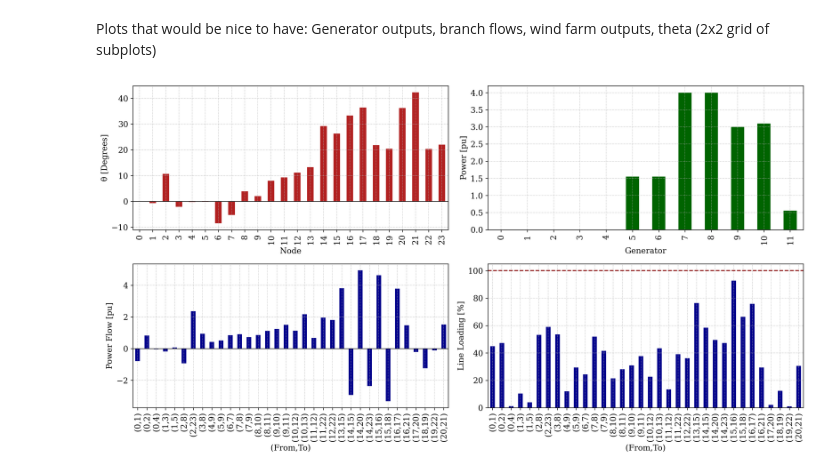
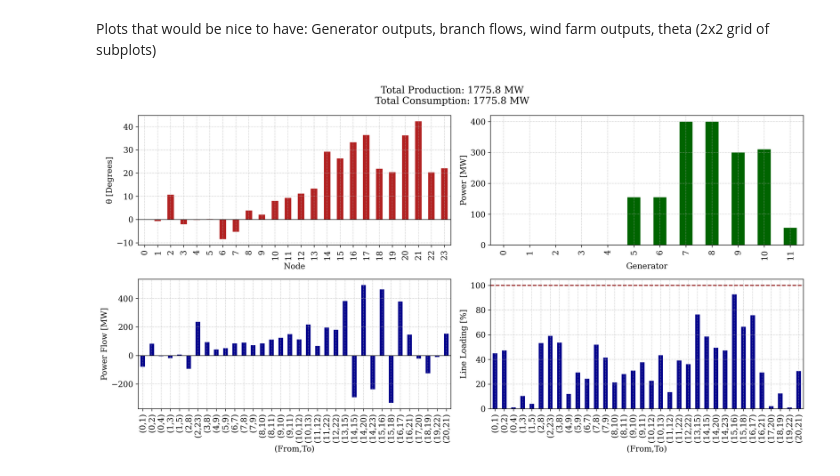
Before and after one commit to SorenBlattBendtsen/46750, a Jupyter notebook: A1_46750.ipynb, the cells around one changed output. Drawn from its saved outputs; the diff is of its cells as text; code cells hidden in the pictures.

Commit message:
updated plot

```diff
--- a/A1_46750.ipynb
+++ b/A1_46750.ipynb
@@ -228,36 +228,39 @@ fig, ax = plt.subplots(2,2,figsize=( 15 , 8 ) , dpi=300) # Create the figure
 
 results.get('theta')['theta_deg'].plot(kind='bar', ax=ax[0][0], color='firebrick')
 ax[0][0].set_ylabel('\u03B8 [Degrees]')
 ax[0][0].set_xlabel('Node')
 
-results.get('gen')['p_G'].plot(kind='bar', ax=ax[0][1], color='darkgreen')
-ax[0][1].set_ylabel('Power [pu]')
+(results.get('gen')['p_G'] * S_base_3ph).plot(kind='bar', ax=ax[0][1], color='darkgreen')
+ax[0][1].set_ylabel('Power [MW]')
 ax[0][1].set_xlabel('Generator')
 
-results.get('flows')['Flow'].plot(kind='bar', ax=ax[1][0], color='darkblue')
-ax[1][0].set_ylabel('Power Flow [pu]')
+(results.get('flows')['Flow'] * S_base_3ph).plot(kind='bar', ax=ax[1][0], color='darkblue')
+ax[1][0].set_ylabel('Power Flow [MW]')
 ax[1][0].set_xlabel('(From,To)')
 
 results.get('flows')['Loading Percentage'].plot(kind='bar', ax=ax[1][1], color='darkblue')
 ax[1][1].axhline(100, color='darkred', linestyle='--')
 ax[1][1].set_ylabel('Line Loading [%]')
 ax[1][1].set_xlabel('(From,To)')
 
 for i in range(2):
     for k in range(2):
         ax[i][k].axhline(0, color='black', linewidth=0.8)
 
 flow_labels = []
 
 for row in range(len(branch_flows)):
     label = '(' + str(branch_flows.iloc[row, 0]) + ',' + str(branch_flows.iloc[row, 1]) + ')'
     flow_labels.append(label)
 
 ax[1][0].set_xticks(ticks = np.arange(0, len(flow_labels), 1), labels = flow_labels)
 ax[1][1].set_xticks(ticks = np.arange(0, len(flow_labels), 1), labels = flow_labels)
 
+plt.suptitle('Total Production: %.1f MW\nTotal Consumption: %.1f MW' % (results.get('gen')['p_G'].sum() * S_base_3ph,
+                                                                        (sum(load[n] for n in range(n_bus)) * S_base_3ph)))
+
 fig.tight_layout() # reduces white space around figures
-#plt.savefig('name.png',bbox_inches='tight')
+#plt.savefig('results.png',bbox_inches='tight')
 plt.show()
 # %% [output]
-[figure, old version]
+[figure, new version]
```
Also changed, not shown: 1 other file.
